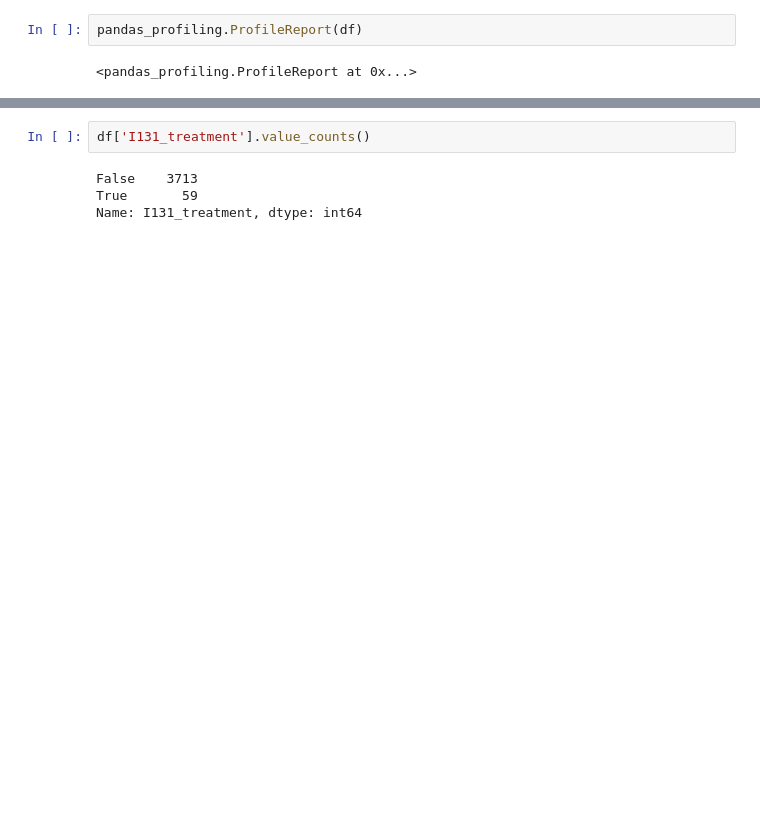
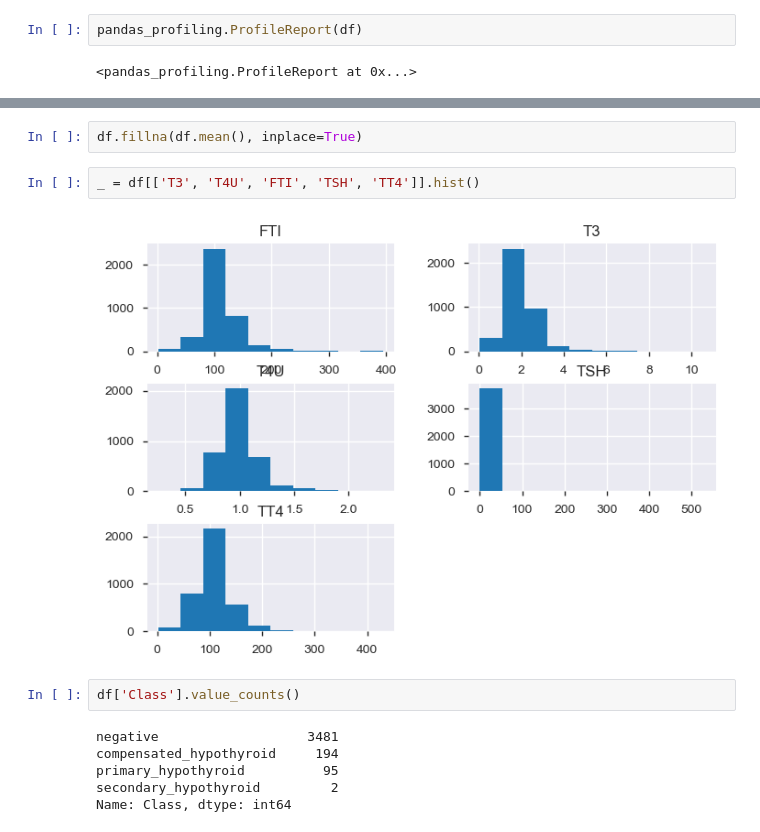
Before and after one commit to staple-stable/ds-stuff, a Jupyter notebook: module_3/Task3.ipynb, the cells around one changed output, grey strips where cells are left out. Drawn from its saved outputs; the diff is of its cells as text; blank space fills up the shorter version.

```diff
--- a/module_3/Task3.ipynb
+++ b/module_3/Task3.ipynb
@@ -26,6 +69,14 @@ pandas_profiling.ProfileReport(df)
+# %%
+df.fillna(df.mean(), inplace=True)
+# %%
+_ = df[['T3', 'T4U', 'FTI', 'TSH', 'TT4']].hist()
+# %% [output]
+[figure, added]
 # %%
-df['I131_treatment'].value_counts()
+df['Class'].value_counts()
 # %% [output]
-False    3713
-True       59
-Name: I131_treatment, dtype: int64
+negative                   3481
+compensated_hypothyroid     194
+primary_hypothyroid          95
+secondary_hypothyroid         2
+Name: Class, dtype: int64
```
Also changed, not shown: parts of 10 cells of this notebook.
